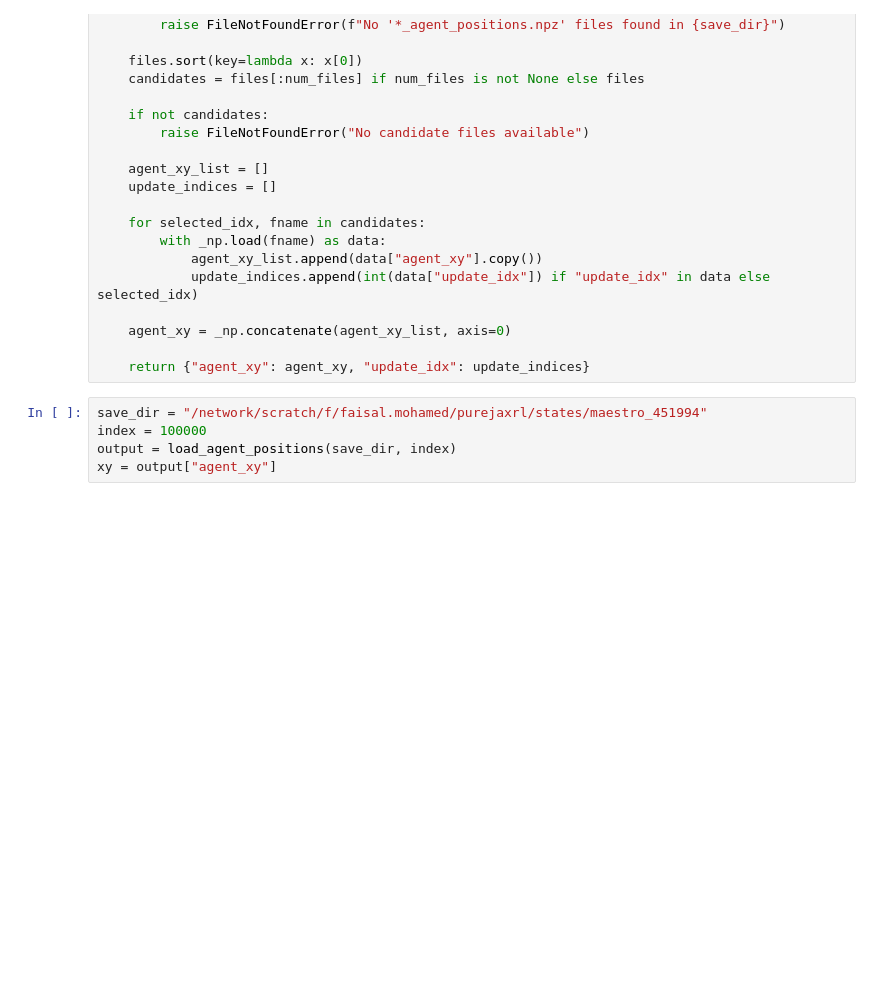
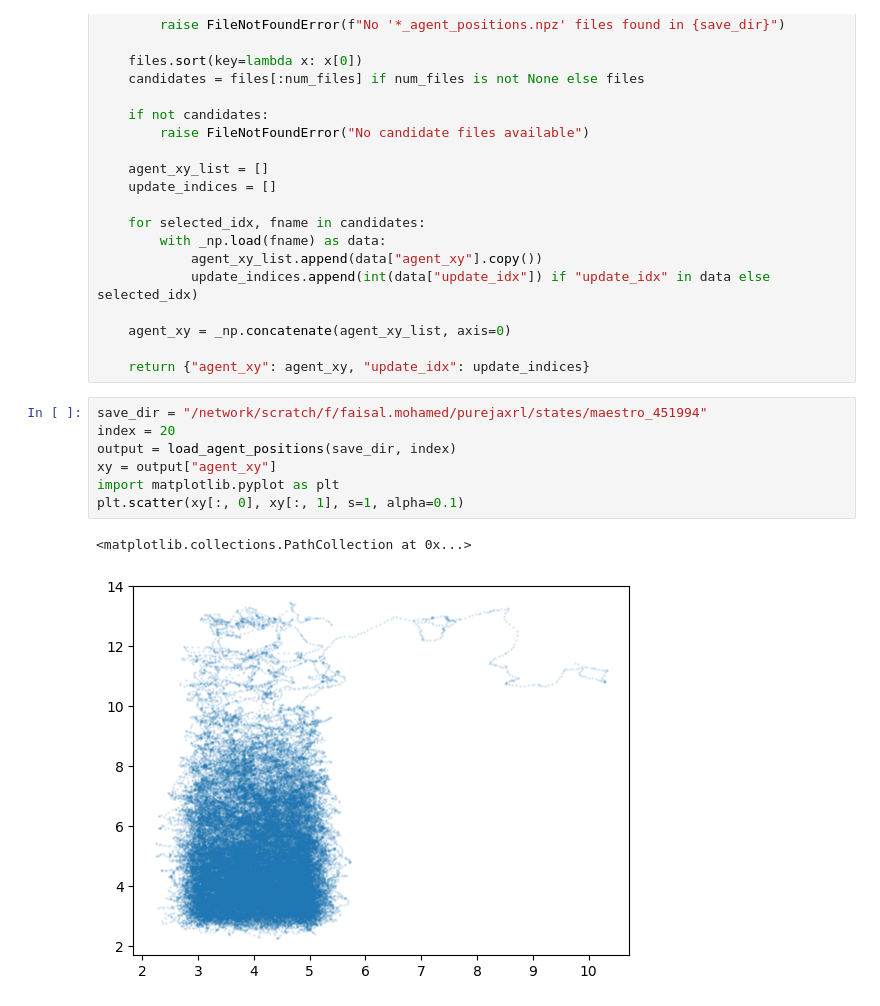
Before and after one commit to FaisalAhmed0/empowerment_agent_assistance_ppo, a Jupyter notebook: visualize_xy.ipynb, the cells around one changed output. Drawn from its saved outputs; the diff is of its cells as text; blank space fills up the shorter version.

```diff
--- a/visualize_xy.ipynb
+++ b/visualize_xy.ipynb
@@ -37,7 +37,12 @@ def load_agent_positions(save_dir: str, num_files: int):
     return {"agent_xy": agent_xy, "update_idx": update_indices}
 # %%
 save_dir = "/network/scratch/f/faisal.mohamed/purejaxrl/states/maestro_451994"
-index = 100000
+index = 20
 output = load_agent_positions(save_dir, index)
 xy = output["agent_xy"]
+import matplotlib.pyplot as plt
+plt.scatter(xy[:, 0], xy[:, 1], s=1, alpha=0.1)
+# %% [output]
+<matplotlib.collections.PathCollection at 0x...>
+[figure, added]
 # %%
```
Also changed, not shown: parts of 1 cell of this notebook, 3 other files.
